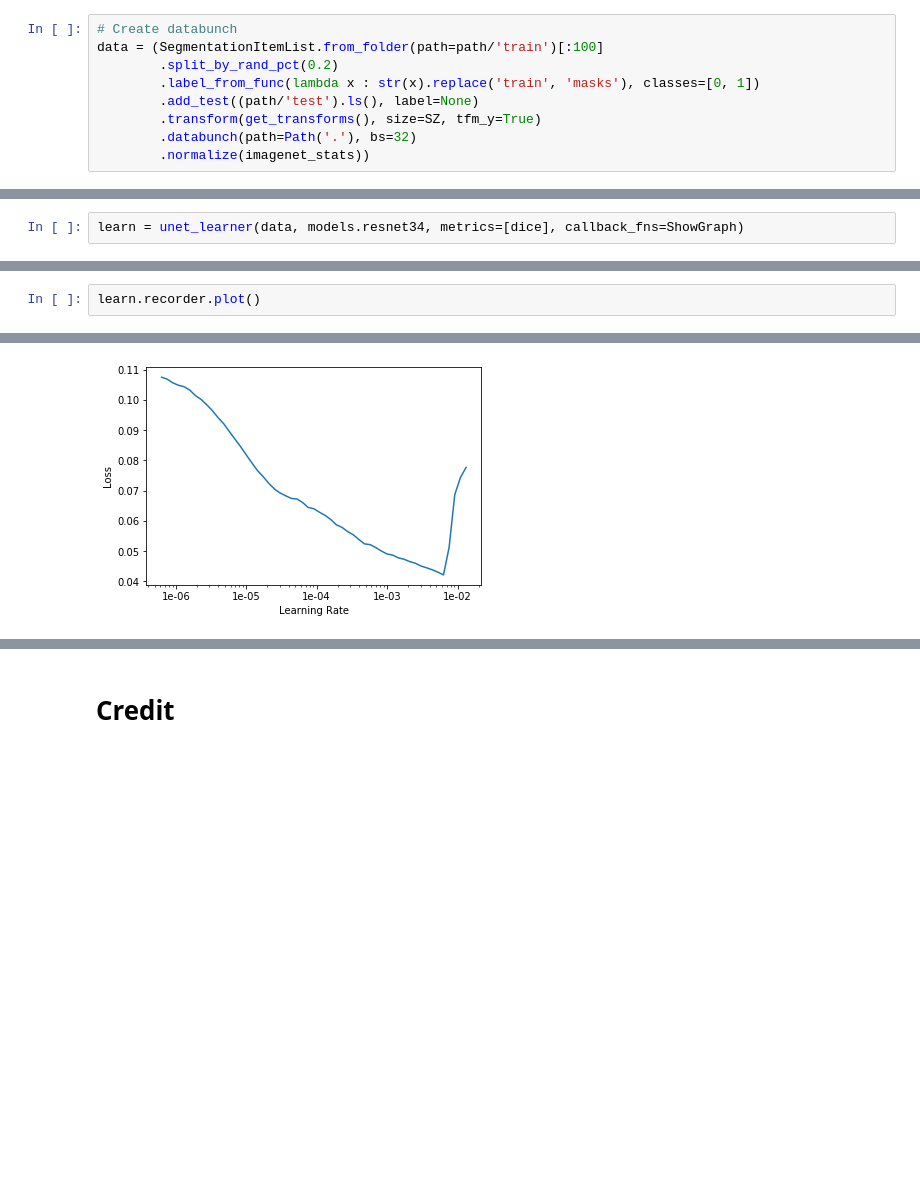
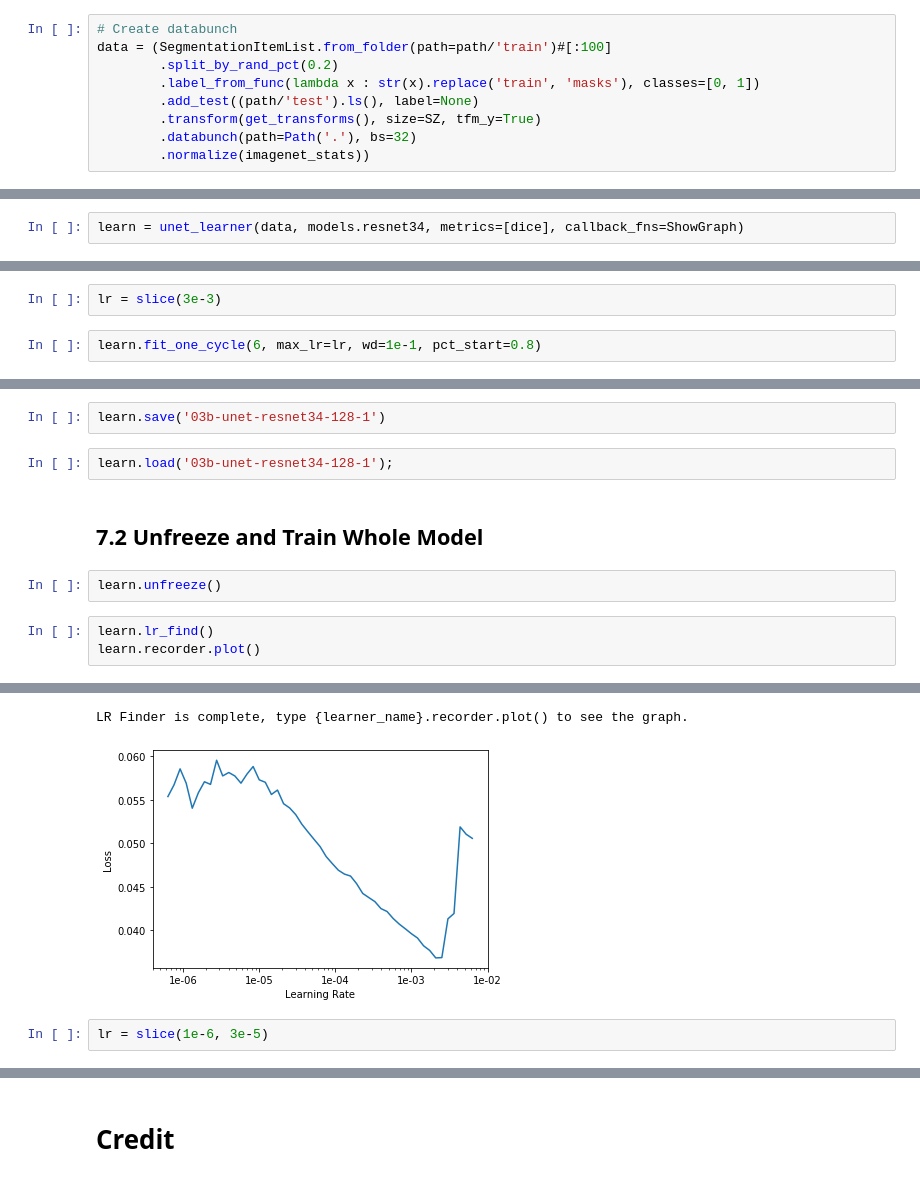
Before and after one commit to gnoparus/bualabs, a Jupyter notebook: nbs/03b-image-segmentation-siim-acr-pneumothorax-segmentation.ipynb, the cells around one changed output, grey strips where cells are left out. Saved outputs shown, nothing was run; the diff lists cells and outputs as text; blank space fills up the shorter version.

Commit message:
Train, Predict and submit to Kaggle.

```diff
--- a/nbs/03b-image-segmentation-siim-acr-pneumothorax-segmentation.ipynb
+++ b/nbs/03b-image-segmentation-siim-acr-pneumothorax-segmentation.ipynb
@@ -313,7 +305,7 @@ def transform(self, tfms:Optional[Tuple[TfmList,TfmList]]=(None,None), **kwargs)
 fastai.data_block.ItemLists.transform = transform
 # %%
 # Create databunch
-data = (SegmentationItemList.from_folder(path=path/'train')[:100]
+data = (SegmentationItemList.from_folder(path=path/'train')#[:100]
         .split_by_rand_pct(0.2)
         .label_from_func(lambda x : str(x).replace('train', 'masks'), classes=[0, 1])
         .add_test((path/'test').ls(), label=None)
@@ -335,0 +334,4 @@ LR Finder is complete, type {learner_name}.recorder.plot() to see the graph.
+# %%
+lr = slice(3e-3)
+# %%
+learn.fit_one_cycle(6, max_lr=lr, wd=1e-1, pct_start=0.8)
@@ -336,3 +347,12 @@ LR Finder is complete, type {learner_name}.recorder.plot() to see the graph.
+# %%
+learn.save('03b-unet-resnet34-128-1')
+# %%
+learn.load('03b-unet-resnet34-128-1');
+# %% [markdown]
+## 7.2 Unfreeze and Train Whole Model
+# %%
+learn.unfreeze()
 # %%
+learn.lr_find()
 learn.recorder.plot()
 # %% [output]
@@ -339,2 +360,5 @@ learn.recorder.plot()
+LR Finder is complete, type {learner_name}.recorder.plot() to see the graph.
-[figure, old version]
+[figure, new version]
+# %%
+lr = slice(1e-6, 3e-5)
 # %%
```
Also changed, not shown: parts of 30 cells of this notebook.
